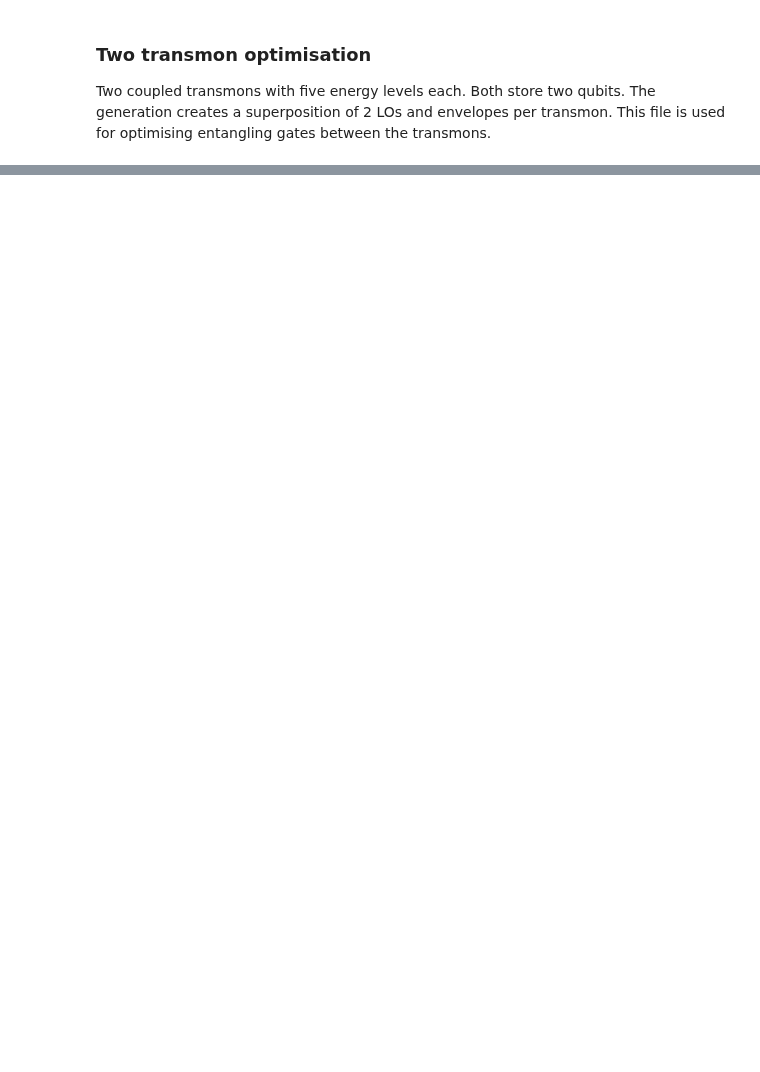
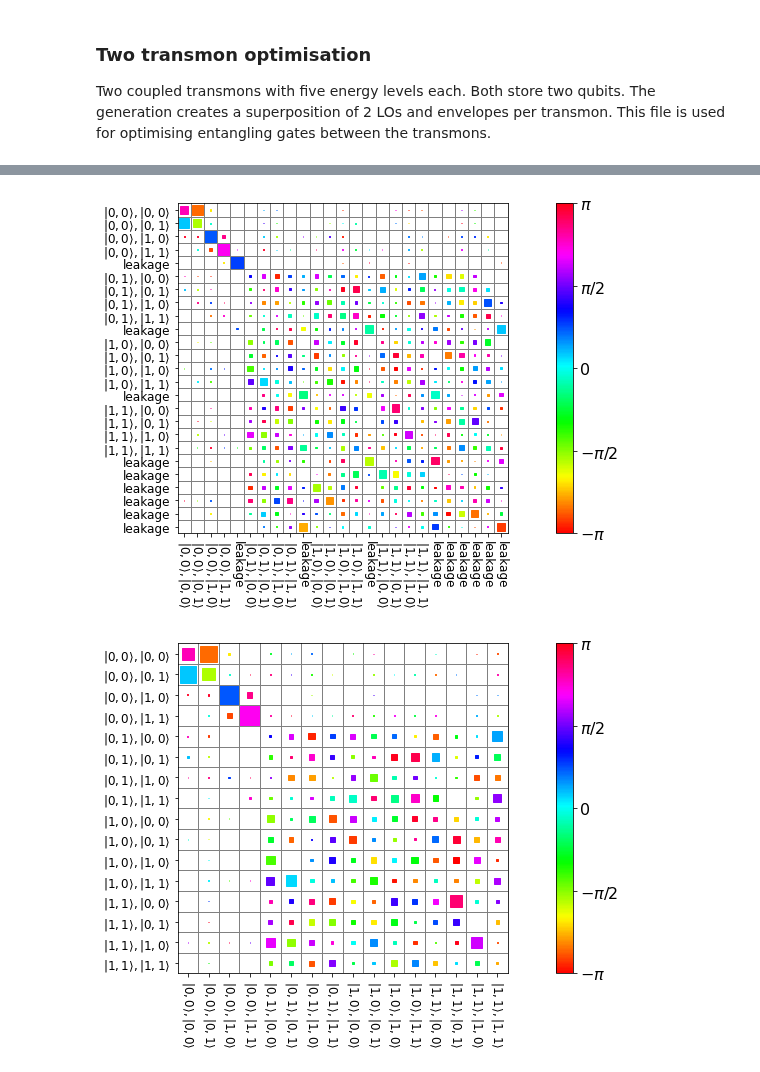
Before and after one commit to alex-simm/c3, a Jupyter notebook: two_transmons_4LOs.ipynb, the cells around one changed output, grey strips where cells are left out. Saved outputs shown, nothing was run; the diff lists cells and outputs as text; code cells hidden in the pictures; blank space fills up the shorter version.

```diff
--- a/two_transmons_4LOs.ipynb
+++ b/two_transmons_4LOs.ipynb
@@ -120,7 +132,7 @@ drives = createDrives(qubits)
 model = Mdl(qubits, coupling + drives)
 model.set_lindbladian(False)
 model.set_dressed(isDressed)
-model.set_FR(isRotating)
+model.set_FR(useFR)
 
 #energies = model.get_Hamiltonian().numpy().diagonal().real / (2 * np.pi)
 #print("energies: ", energies)
@@ -162,0 +154,4 @@ for driveName, drive in stored_params["drive_channels"].items():
+# %%
+spectralData = getSpectralDataFromFile("./optimised_params/fourier basis 5 levels, 300ns/CZ/10.json")
+print(spectralData["d1"], spectralData["d2"])
+print(spectralData["d1"].amplitudes)
@@ -163,3 +165,34 @@ for driveName, drive in stored_params["drive_channels"].items():
+# %%
+#stateEnergies = getEnergiesFromFile('./optimised_params/fourier basis 5 levels/level_energies.npy', level_labels_short)
+'''
+energiesTransmon = [[0, qubit_frequencies[i], 2 * qubit_frequencies[i] - anharmonicities[i],
+                     3 * (qubit_frequencies[i] - anharmonicities[i]), 4 * qubit_frequencies[i] - 6 * anharmonicities[i]] for i in range(2)]
+print(energiesTransmon)
+stateEnergies = []
+for i in range(5):
+    for j in range(5):
+        stateEnergies.append((energiesTransmon[0][i] + energiesTransmon[1][j], f"{i},{j}"))
+
+transitions = calculateTransitions(stateEnergies)
+transitions = sorted(transitions, key=lambda x: x[0])
+for x in transitions:
+    print(x)
+transitionsDict = dict([(x[1],x[0]) for x in transitions])
+selectedEnergies = [
+    #'0,0 - 1,0', '1,0 - 2,0', '2,0 - 3,0', '3,0 - 4,0',
+    #'0,1 - 1,1', '1,1 - 2,1', '2,1 - 3,1', '3,1 - 4,1'
+]
+for i in range(3):
+    for j in range(4):
+        selectedEnergies.append(f"{i},{j} - {i+1},{j}")
+for i in range(4):
+    for j in range(3):
+        selectedEnergies.append(f"{i},{j} - {i},{j+1}")
+selectedEnergies = [transitionsDict[x] for x in selectedEnergies]
+print(selectedEnergies)
+selectedEnergiesCNOT = [transitionsDict[x] for x in ['1,0 - 1,1', '1,2 - 1,3', '3,0 - 3,1', '3,2 - 3,3']]
+print(selectedEnergiesCNOT)
+'''
 # %%
 # Create the generator
 '''
@@ -176,7 +209,7 @@ cos_phases = np.array([1.6381027349231951, 2.5838889632467543, -0.62474816362751
                        1.2472118040300213, -1.2076080330207344, -2.911563673846197, -1.4505219481308833,
                        2.4095913176783403, -1.1073120929779088])
 '''
-generator = createGenerator(drives, sim_res=sim_res, awg_res=awg_res)
+generator = createGeneratorNLOs(drives, sim_res=sim_res, awg_res=awg_res, N=len(spectralData["d1"].frequencies))
 # %%
 # Envelopes and carriers
 '''
@@ -371,12 +391,15 @@ directTransitions = np.array([np.abs(stateEnergies[i + 1][0] - stateEnergies[i][
 # %%
 # Set up the experiment
 parameter_map = PMap(instructions=[gate], model=model, generator=generator)
 exp = Exp(pmap=parameter_map, sim_res=sim_res)
 exp.set_opt_gates([gate.get_key()])
 
 unitaries = exp.compute_propagators()
-printPropagator(exp, gate, level_labels_with_leakage, output)
+printPropagator(exp, gate, level_labels_with_leakage, level_labels, output)
 #printAllSignals(exp, qubit, output, directory="devices_before")
-printSignal(exp, qubits, gate, output=output, states=transitions)
+#printSignal(exp, qubits, gate, output=output, states=transitions)
 #printMatrix(model.get_Hamiltonian(), level_labels_with_leakage, 'Hamiltonian', output)
 #printMatrix(model.get_Hamiltonian() / np.max(model.get_Hamiltonian()), level_labels_with_leakage, 'Hamiltonian_scaled', output)
+# %% [output]
+[figure, added]
+[figure, added]
```
Also changed, not shown: parts of 17 cells of this notebook, 7 other files.
